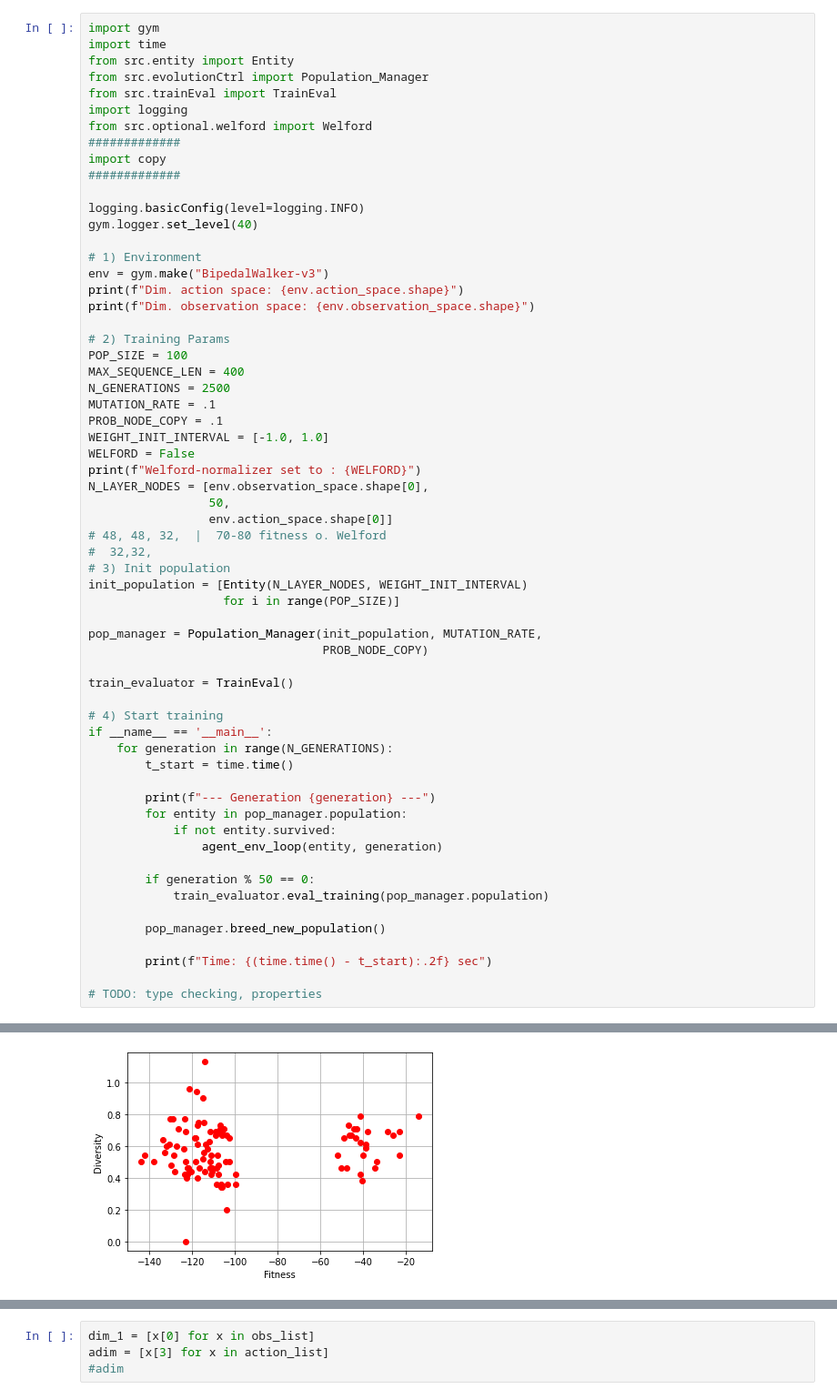
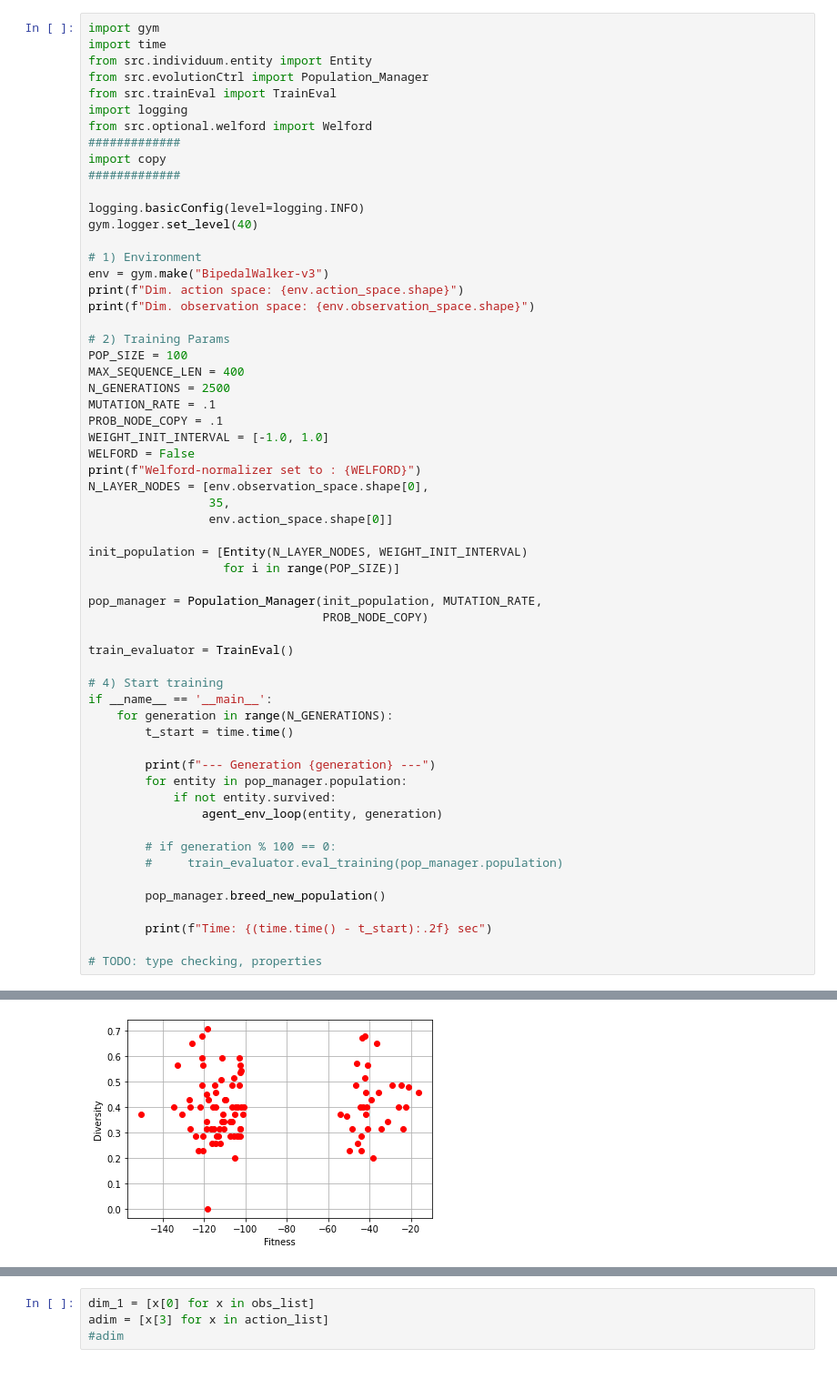
Before and after one commit to Marsl2808/EvAlg-gym, a Jupyter notebook: app.ipynb, the cells around one changed output, grey strips where cells are left out. Shown: that part at 91% size. Saved outputs shown, nothing was run; the diff lists cells and outputs as text.

```diff
--- a/app.ipynb
+++ b/app.ipynb
@@ -33,7 +63,7 @@ def agent_env_loop(entity, generation):
 # %%
 import gym
 import time
-from src.entity import Entity
+from src.individuum.entity import Entity
 from src.evolutionCtrl import Population_Manager
 from src.trainEval import TrainEval
 import logging
@@ -60,11 +90,9 @@ WEIGHT_INIT_INTERVAL = [-1.0, 1.0]
 WELFORD = False
 print(f"Welford-normalizer set to : {WELFORD}")
 N_LAYER_NODES = [env.observation_space.shape[0],
-                 50,
+                 35,
                  env.action_space.shape[0]]
-# 48, 48, 32,  |  70-80 fitness o. Welford
-#  32,32,
-# 3) Init population
+
 init_population = [Entity(N_LAYER_NODES, WEIGHT_INIT_INTERVAL)
                    for i in range(POP_SIZE)]
 
@@ -83,8 +111,8 @@ if __name__ == '__main__':
             if not entity.survived:
                 agent_env_loop(entity, generation)
 
-        if generation % 50 == 0:
-            train_evaluator.eval_training(pop_manager.population)
+        # if generation % 100 == 0:
+        #     train_evaluator.eval_training(pop_manager.population)
 
         pop_manager.breed_new_population()
 
@@ -99 +128 @@ INFO:root:Time for diversity calculation: 14.736199617385864
-[figure, old version]
+[figure, new version]
```
Also changed, not shown: parts of 6 cells of this notebook, 12 other files.
